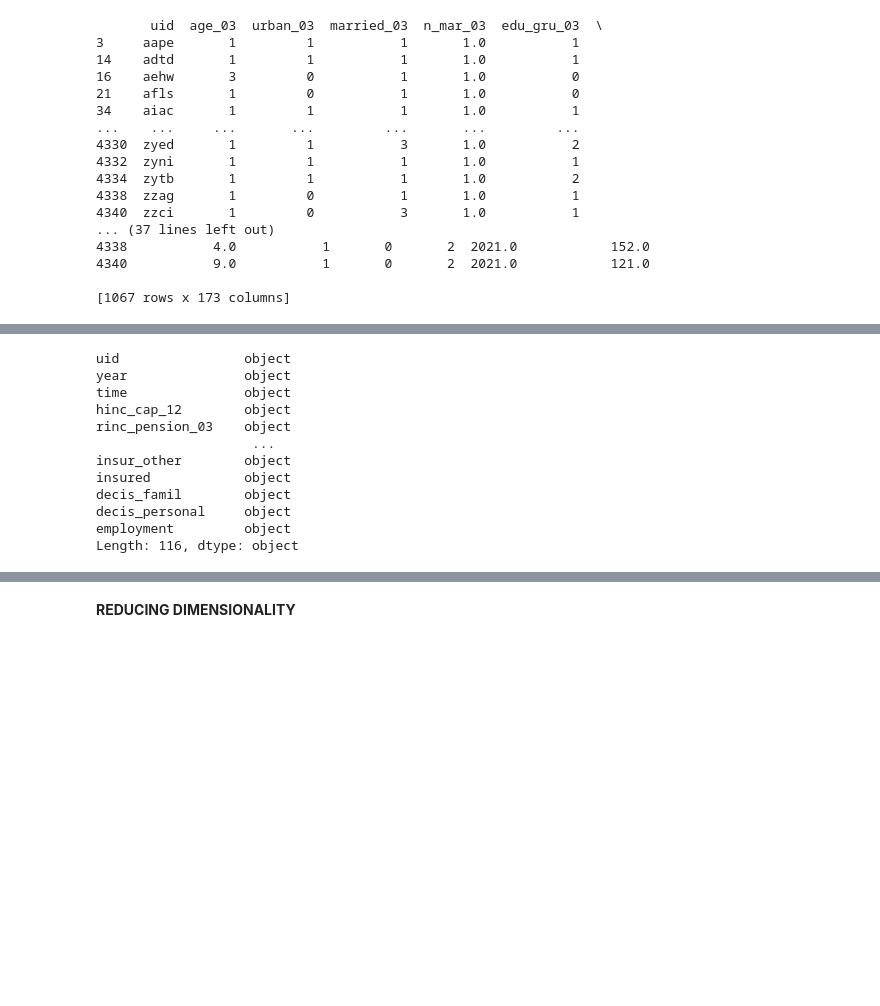
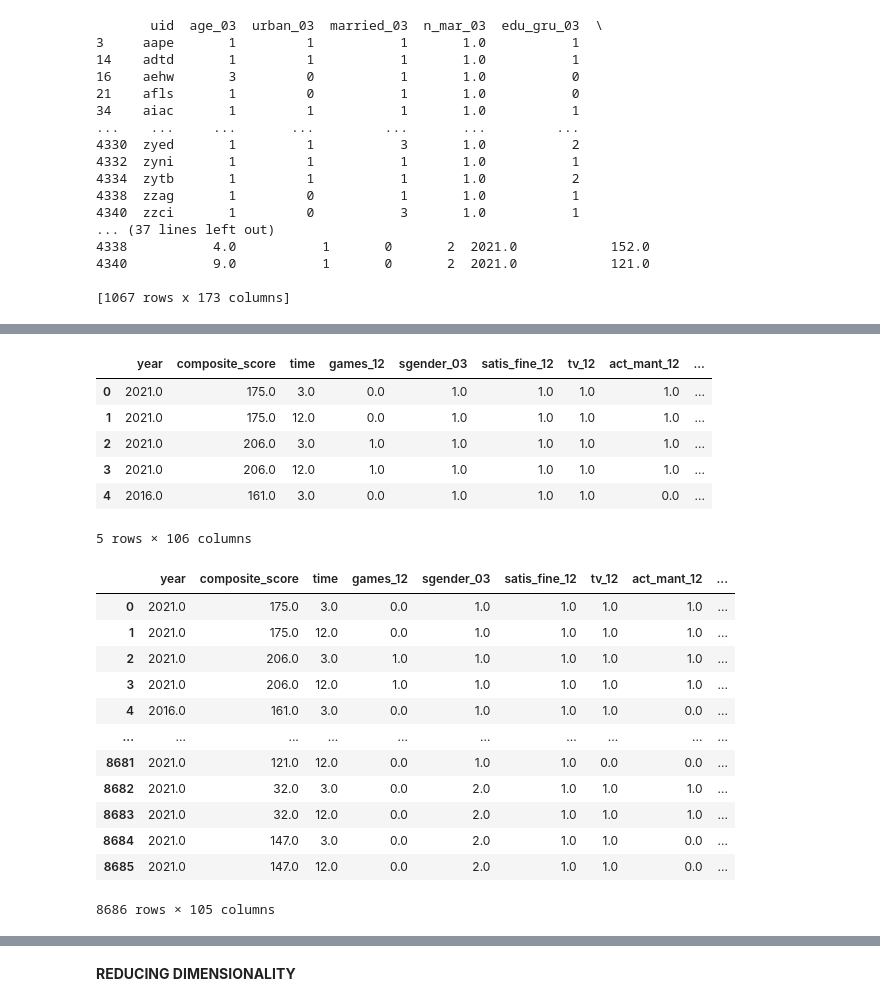
Before and after one commit to geomwangi007/Early-Detection-of-Alzheimer-s-Disease-and-Related-Dementias-Using-Social-Determinants-of-Health, a Jupyter notebook: IPNYBS/Mercy.ipynb, the cells around one changed output, grey strips where cells are left out. Saved outputs shown, nothing was run; the diff lists cells and outputs as text; code cells hidden in the pictures; blank space fills up the shorter version.

```diff
--- a/IPNYBS/Mercy.ipynb
+++ b/IPNYBS/Mercy.ipynb
@@ -1349,0 +1420,3 @@ Length: 116, dtype: int64
+# %%
+missing_cols = numeric_data.columns[numeric_data.isna().all()]
+print("Columns with all missing values:", missing_cols)
@@ -1349,0 +1425,18 @@ Length: 116, dtype: int64
+# %%
+# Drop columns with all NaN values
+numeric_data_no_na = numeric_data.dropna(axis=1, how='all')
+
+imputer_numeric = SimpleImputer(strategy='median')
+
+# Apply imputation
+numeric_data_imputed = pd.DataFrame(imputer_numeric.fit_transform(numeric_data_no_na), columns=numeric_data_no_na.columns)
+# Apply imputation
+numeric_data_imputed = pd.DataFrame(imputer_numeric.fit_transform(numeric_data), columns=numeric_data.columns[:105])
+
+# Add back dropped columns with NaN or a constant (e.g., 0)
+for col in missing_cols:
+    numeric_data_imputed[col] = np.nan  # or use a constant like 0
+# %%
+# Apply another strategy to categorical data (e.g., most frequent)
+imputer_categorical = SimpleImputer(strategy='most_frequent')
+categorical_data_imputed = pd.DataFrame(imputer_categorical.fit_transform(categorical_data), columns=categorical_data.columns)
@@ -1350,16 +1462,28 @@ Length: 116, dtype: int64
 # %%
-data_imputed.dtypes
+data_imputed.head()
 # %% [output]
+|  | year | composite_score | time | games_12 | sgender_03 | satis_fine_12 | tv_12 | act_mant_12 | ... |
+| 0 | 2021.0 | 175.0 | 3.0 | 0.0 | 1.0 | 1.0 | 1.0 | 1.0 | ... |
+| 1 | 2021.0 | 175.0 | 12.0 | 0.0 | 1.0 | 1.0 | 1.0 | 1.0 | ... |
+| 2 | 2021.0 | 206.0 | 3.0 | 1.0 | 1.0 | 1.0 | 1.0 | 1.0 | ... |
+| 3 | 2021.0 | 206.0 | 12.0 | 1.0 | 1.0 | 1.0 | 1.0 | 1.0 | ... |
+| 4 | 2016.0 | 161.0 | 3.0 | 0.0 | 1.0 | 1.0 | 1.0 | 0.0 | ... |
-uid                object
-year               object
-time               object
-hinc_cap_12        object
-rinc_pension_03    object
-                    ...
-insur_other        object
-insured            object
-decis_famil        object
-decis_personal     object
-employment         object
-Length: 116, dtype: object
+5 rows × 106 columns
+# %%
+num_cols = data_imputed.select_dtypes(include=['int', 'float'])
+num_cols
+# %% [output]
+|  | year | composite_score | time | games_12 | sgender_03 | satis_fine_12 | tv_12 | act_mant_12 | ... |
+| 0 | 2021.0 | 175.0 | 3.0 | 0.0 | 1.0 | 1.0 | 1.0 | 1.0 | ... |
+| 1 | 2021.0 | 175.0 | 12.0 | 0.0 | 1.0 | 1.0 | 1.0 | 1.0 | ... |
+| 2 | 2021.0 | 206.0 | 3.0 | 1.0 | 1.0 | 1.0 | 1.0 | 1.0 | ... |
+| 3 | 2021.0 | 206.0 | 12.0 | 1.0 | 1.0 | 1.0 | 1.0 | 1.0 | ... |
+| 4 | 2016.0 | 161.0 | 3.0 | 0.0 | 1.0 | 1.0 | 1.0 | 0.0 | ... |
+| ... | ... | ... | ... | ... | ... | ... | ... | ... | ... |
+| 8681 | 2021.0 | 121.0 | 12.0 | 0.0 | 1.0 | 1.0 | 0.0 | 0.0 | ... |
+| 8682 | 2021.0 | 32.0 | 3.0 | 0.0 | 2.0 | 1.0 | 1.0 | 1.0 | ... |
+| 8683 | 2021.0 | 32.0 | 12.0 | 0.0 | 2.0 | 1.0 | 1.0 | 1.0 | ... |
+| 8684 | 2021.0 | 147.0 | 3.0 | 0.0 | 2.0 | 1.0 | 1.0 | 0.0 | ... |
+| 8685 | 2021.0 | 147.0 | 12.0 | 0.0 | 2.0 | 1.0 | 1.0 | 0.0 | ... |
+8686 rows × 105 columns
 # %%
```
Also changed, not shown: parts of 52 cells of this notebook.
